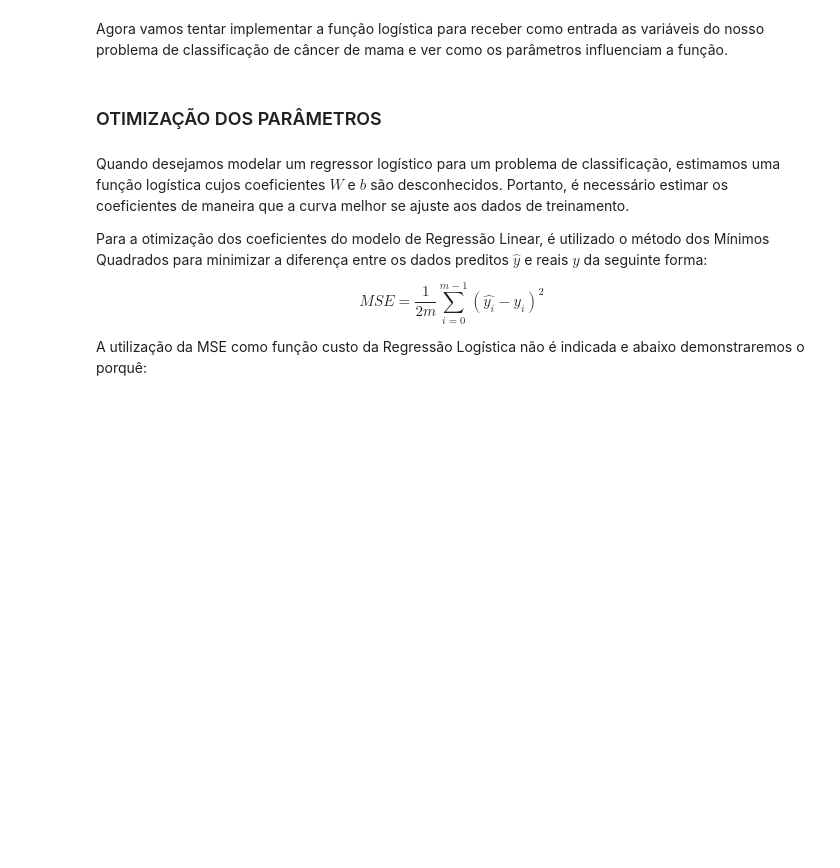
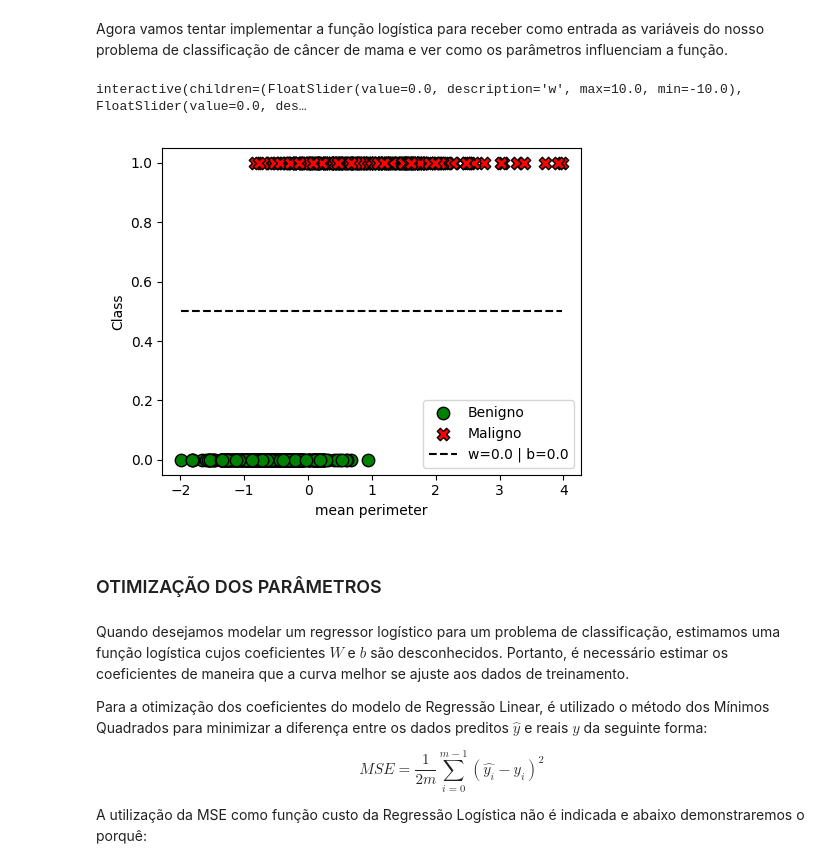
Before and after one commit to jpgomess/ml-from-scratch, a Jupyter notebook: Logistic Regression.ipynb, the cells around one changed output. Drawn from its saved outputs; the diff is of its cells as text; code cells hidden in the pictures; blank space fills up the shorter version.

```diff
--- a/Logistic Regression.ipynb
+++ b/Logistic Regression.ipynb
@@ -121,39 +170,33 @@ plt.show()
 # %% [markdown]
 Agora vamos tentar implementar a função logística para receber como entrada as variáveis do nosso problema de classificação de câncer de mama e ver como os parâmetros influenciam a função.
+# %%
+X = standardize(X)
 # %%
-x_ = np.linspace(-50, X[:,2].max(), 1000)
+x_ = np.linspace(X[:,2].min(), X[:,2].max(), 1000)
 
-w0, b0 = 1, 0
-w1, b1 = 1, -5
-w2, b2 = 0.05, 0
-w3, b3 = 0.05, -5
-
-z0 = x_ * w0 + b0
-z1 = x_ * w1 + b1
-z2 = x_ * w2 + b2
-z3 = x_ * w3 + b3
-
-g0 = sigmoid(z0)
-g1 = sigmoid(z1)
-g2 = sigmoid(z2)
-g3 = sigmoid(z3)
-
-fig = plt.figure(figsize=(7,5))
-
+fig = plt.figure(figsize=(5,4))
 ax0 = fig.add_subplot(1,1,1)
 
-ax0.scatter(X[:,2][y==0], y[y==0], c='green', ec='black', s=80, marker='o', label='Benigno')
-ax0.scatter(X[:,2][y==1], y[y==1], c='red', ec='black', s=80, marker='X', label='Maligno')
-ax0.plot(x_, g0, linestyle='--', c='black', label=f'w={w0} | b={b0}')
-ax0.plot(x_, g1, linestyle='--', c='orange', label=f'w={w1} | b={b1}')
-ax0.plot(x_, g2, linestyle='--', c='purple', label=f'w={w2} | b={b2}')
-ax0.plot(x_, g3, linestyle='--', c='blue', label=f'w={w3} | b={b3}')
-ax0.set_xlabel(data['feature_names'][2])
-ax0.set_ylabel('Class')
-ax0.legend()
+def update(w, b):
+
+    z = w * x_ + b
+    g = sigmoid(z)
+
+    ax0.clear()
+    ax0.scatter(X[:,2][y==0], y[y==0], c='green', ec='black', s=80, marker='o', label='Benigno')
+    ax0.scatter(X[:,2][y==1], y[y==1], c='red', ec='black', s=80, marker='X', label='Maligno')
+    ax0.plot(x_, g, linestyle='--', c='black', label=f'w={round(w, 2)} | b={round(b, 2)}')
+    ax0.set_xlabel(data['feature_names'][2])
+    ax0.set_ylabel('Class')
+    ax0.legend()
+
+interact(update, w=widgets.FloatSlider(value=0, min=-10, max=10), b=widgets.FloatSlider(value=0, min=-10, max=10))
 
 fig.tight_layout()
 plt.show()
+# %% [output]
+interactive(children=(FloatSlider(value=0.0, description='w', max=10.0, min=-10.0), FloatSlider(value=0.0, des…
+[figure, added]
 # %% [markdown]
 ### OTIMIZAÇÃO DOS PARÂMETROS
 # %% [markdown]
```
Also changed, not shown: parts of 24 cells of this notebook, 1 other file.
